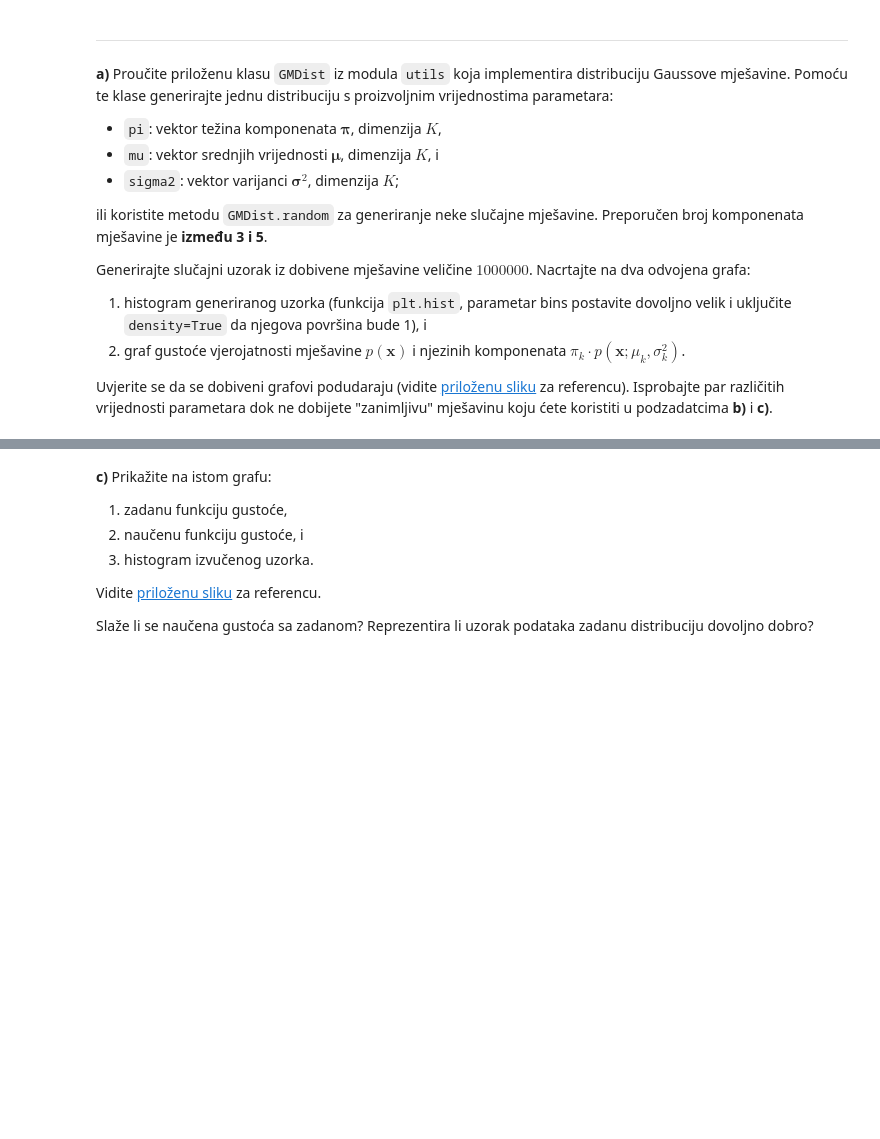
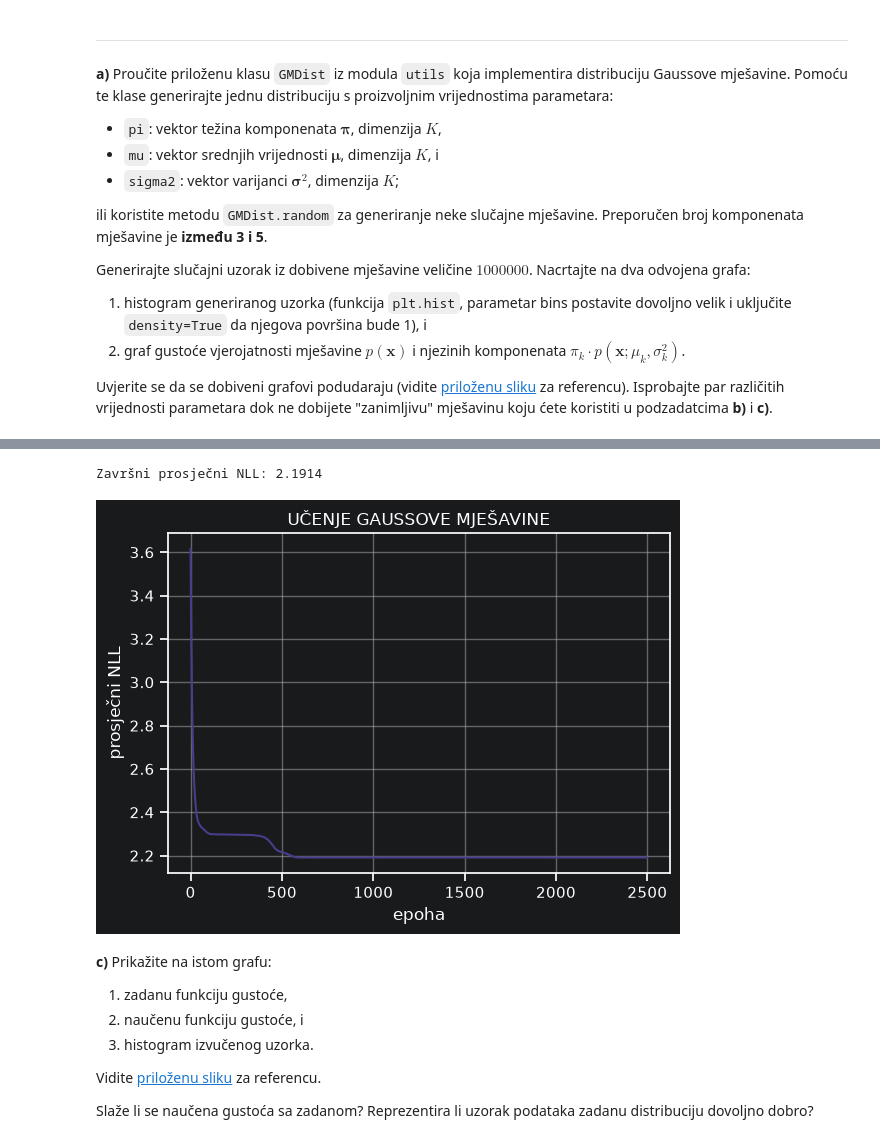
Before and after one commit to fran-galic/deep-generative-learning, a Jupyter notebook: lab1/lab_1.ipynb, the cells around one changed output, grey strips where cells are left out. Saved outputs shown, nothing was run; the diff lists cells and outputs as text; code cells hidden in the pictures; blank space fills up the shorter version.

```diff
--- a/lab1/lab_1.ipynb
+++ b/lab1/lab_1.ipynb
@@ -162,25 +194,45 @@ U nastavku je dan kōd koji možete iskoristiti za treniranje modela.
 # %%
 from models import GMModel
 
-model = GMModel(K)
-optimizer = tf.optimizers.Adam(1e-2)
+gm_model = GMModel(K)
+optimizer = tf.optimizers.Adam(learning_rate=1e-2)
 
-L = 1000
-data = dist.sample(L).reshape([-1, 1])
-batch_size = 1000
-num_epoch = 5000
+train_size = 2000
+gm_train_data = gm_dist.sample(train_size).reshape(-1, 1)
+batch_size = 500
+num_epochs = 2500
+gm_loss_history = []
 
-for epoch in range(num_epoch):
-    for i in range(math.ceil(L / batch_size)):
-        chunk = data[i * batch_size:(i + 1) * batch_size]
+for epoch in range(num_epochs):
+    batch_losses = []
+    order = np.random.permutation(train_size)
+
+    for start in range(0, train_size, batch_size):
+        chunk = gm_train_data[order[start:start + batch_size]]
 
         with tf.GradientTape() as tape:
-            loss = tf.reduce_mean(model.loss(chunk), axis=0)
+            loss = tf.reduce_mean(gm_model.loss(chunk))
 
-        grad = tape.gradient(loss, model.variables)
-        optimizer.apply_gradients(zip(grad, model.variables))
+        gradients = tape.gradient(loss, gm_model.variables)
+        optimizer.apply_gradients(zip(gradients, gm_model.variables))
+        batch_losses.append(float(loss))
 
-    display(HTML(f"EPOCH {epoch} / {num_epoch}"), clear=True)
+    gm_loss_history.append(np.mean(batch_losses))
+
+print(f"Završni prosječni NLL: {gm_loss_history[-1]:.4f}")
+
+with plot_context(
+    show=True,
+    title="UČENJE GAUSSOVE MJEŠAVINE",
+    xlabel="epoha",
+    ylabel="prosječni NLL",
+    grid=True,
+    tight=True,
+):
+    plt.plot(gm_loss_history, color="darkslateblue")
+# %% [output]
+Završni prosječni NLL: 2.1914
+[figure, added]
 # %% [markdown]
 <b>c)</b> Prikažite na istom grafu:
 1. zadanu funkciju gustoće,
```
Also changed, not shown: parts of 27 cells of this notebook, 5 other files.
